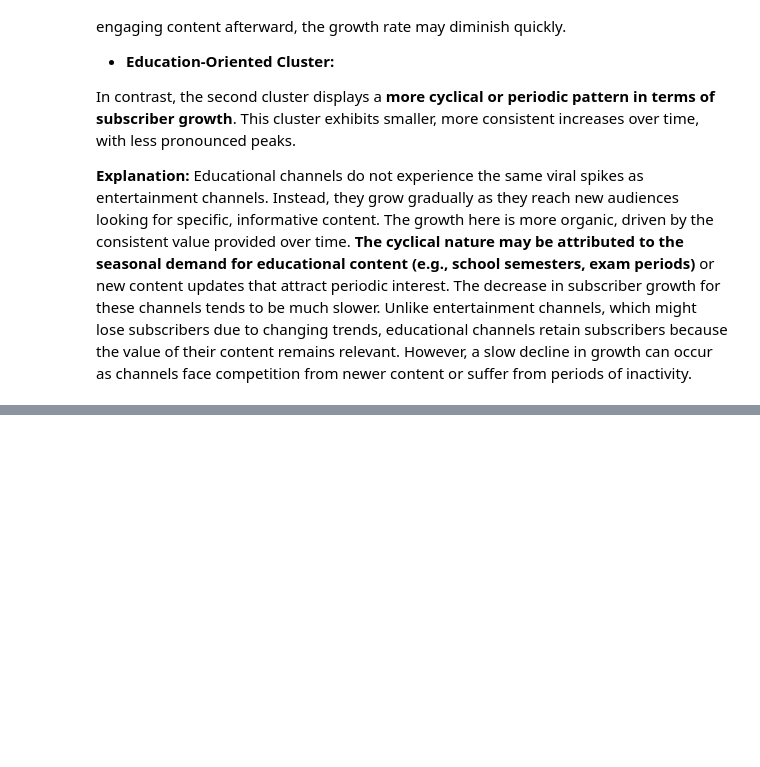
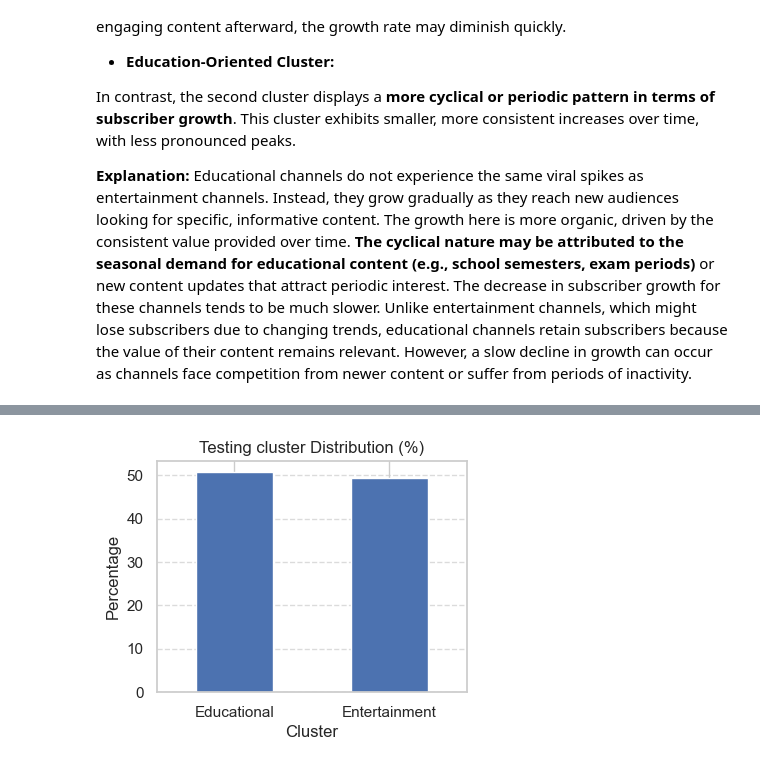
Before and after one commit to epfl-ada/ada-2024-project-grenobelgium, a Jupyter notebook: results.ipynb, the cells around one changed output, grey strips where cells are left out. Drawn from its saved outputs; the diff is of its cells as text; code cells hidden in the pictures; blank space fills up the shorter version.

```diff
--- a/results.ipynb
+++ b/results.ipynb
@@ -1044,0 +1165,5 @@ In contrast, the second cluster displays a **more cyclical or periodic pattern i
+# %%
+# Distributions inside the test set
+plot_generation.plot_cluster_distribution(y_test, mode="test")
+# %% [output]
+[figure, added]
```
Also changed, not shown: parts of 23 cells of this notebook, 4 other files.
